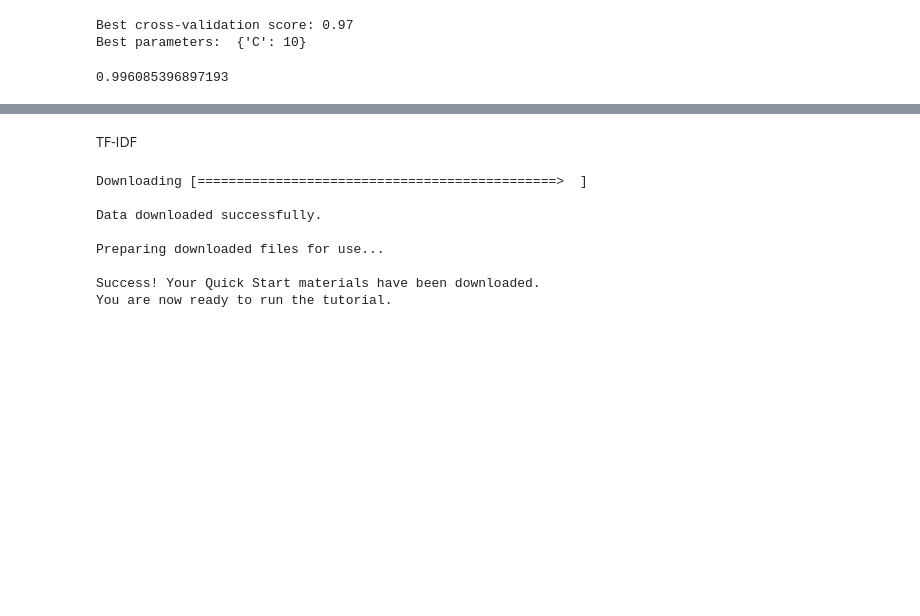
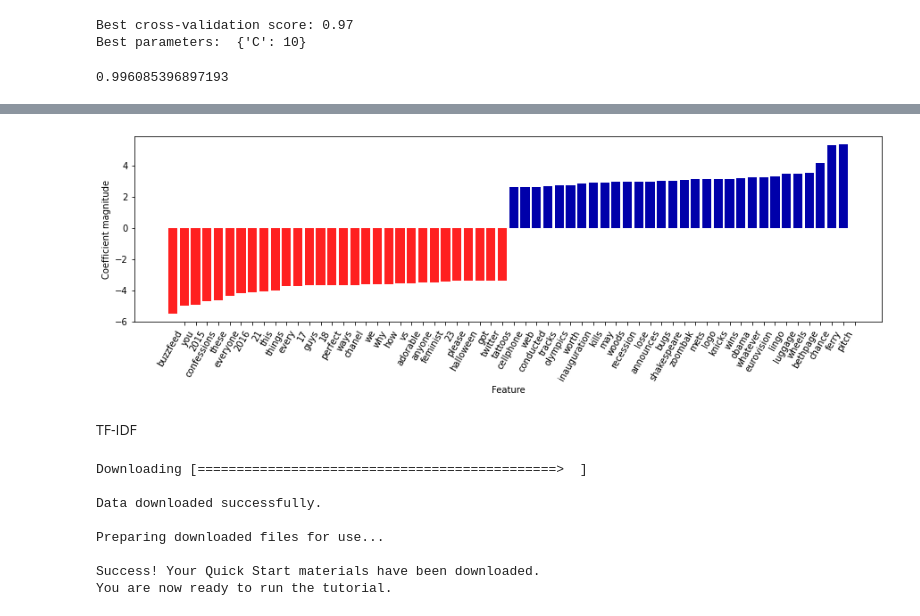
Before and after one commit to Tian-chen-98/ML-GR5073, a Jupyter notebook: HW6.ipynb, the cells around one changed output, grey strips where cells are left out. Cells and saved outputs as stored; diff of their text form; code cells hidden in the pictures; blank space fills up the shorter version.

```diff
--- a/HW6.ipynb
+++ b/HW6.ipynb
@@ -83,3 +127,10 @@ Test set F1 score : 0.9735322772135928
+# %%
+coefs = log.coef_
+feature_names = vec.get_feature_names_out()
+
+visualize_coefficients(coefs, feature_names, n_top_features=30)
+# %% [output]
+[figure, added]
 # %% [markdown]
 TF-IDF
 # %%
```
Also changed, not shown: parts of 7 cells of this notebook.
